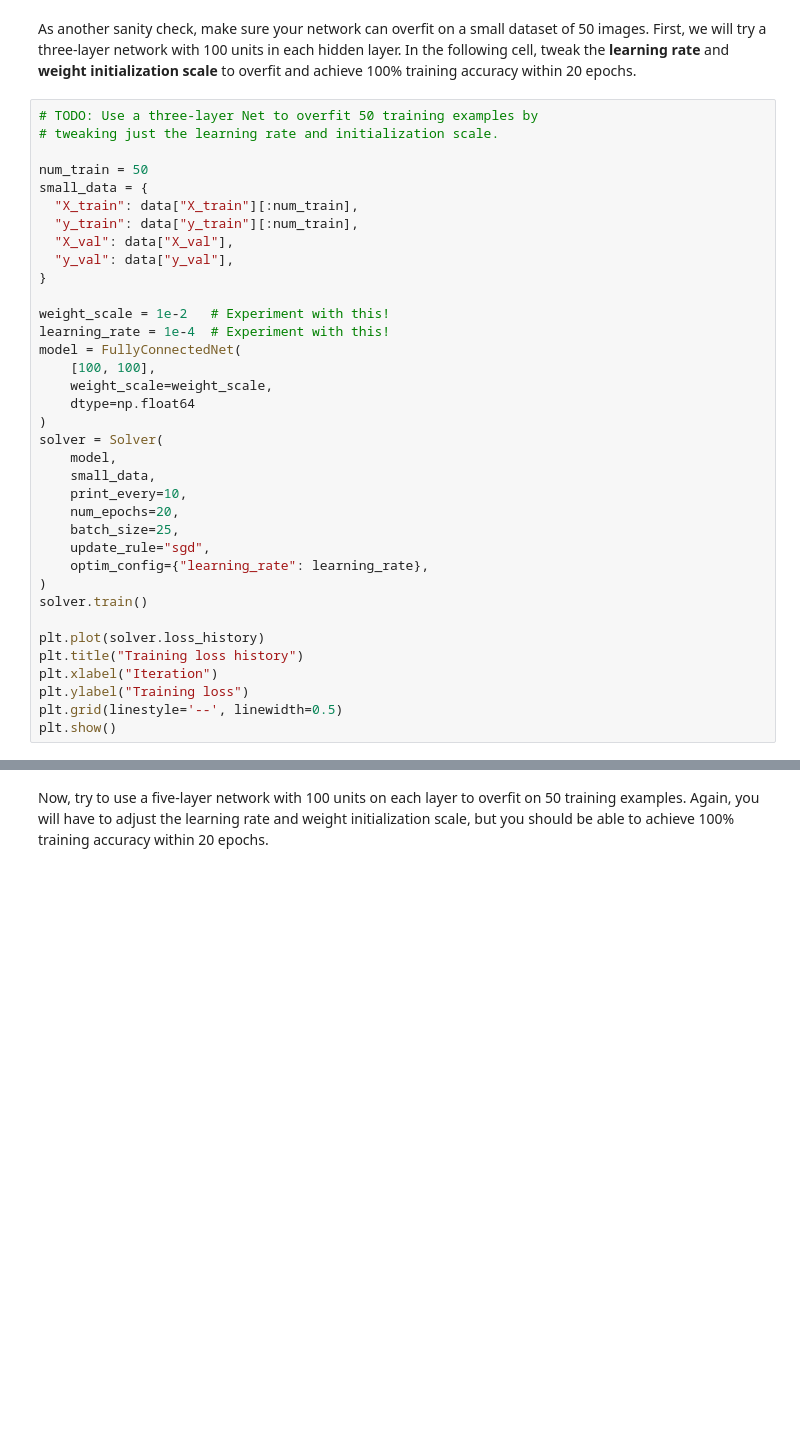
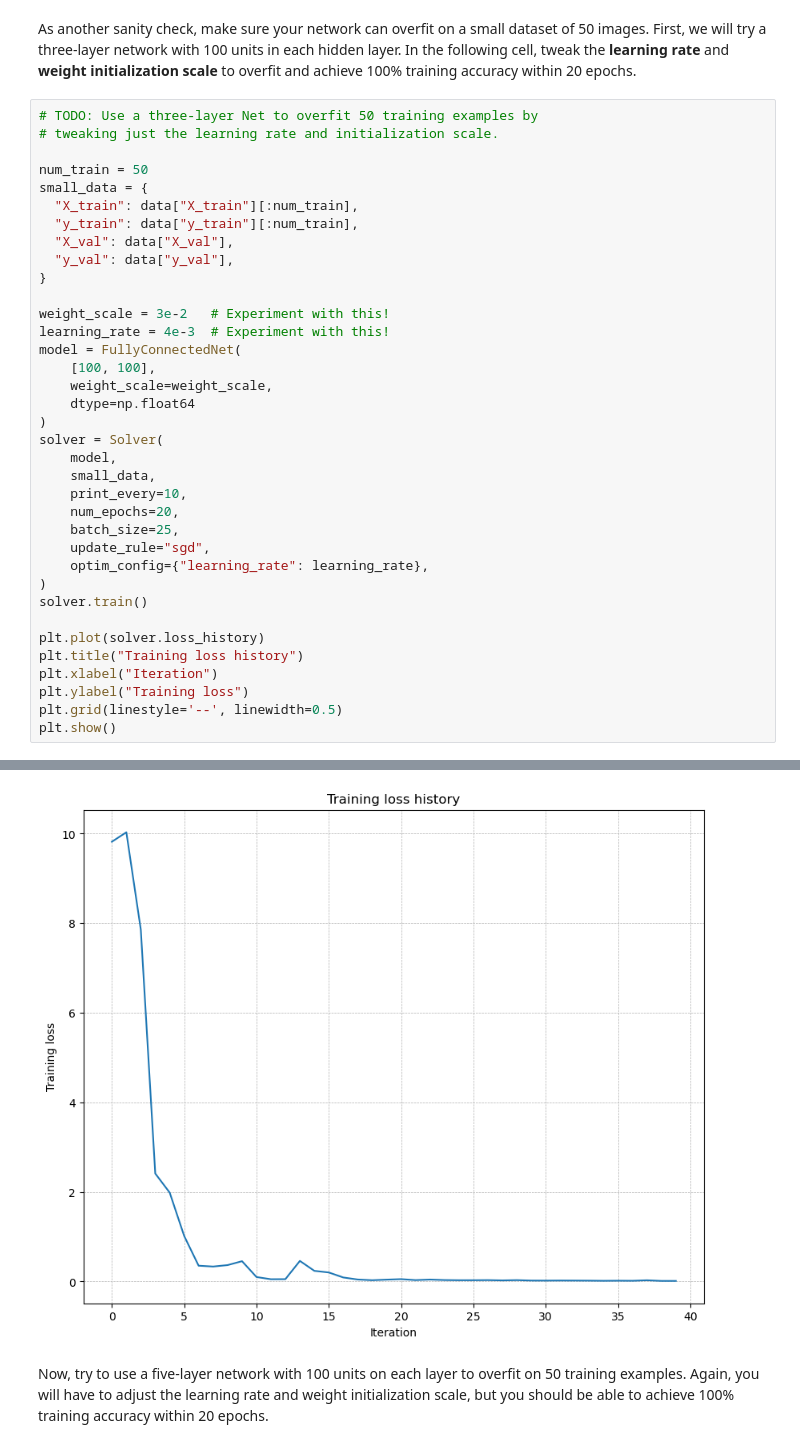
Before and after one commit to nguyentuss/CS231n, a Jupyter notebook: assignment2/FullyConnectedNets.ipynb, the cells around one changed output, grey strips where cells are left out. Drawn from its saved outputs; the diff is of its cells as text; blank space fills up the shorter version.

```diff
--- a/assignment2/FullyConnectedNets.ipynb
+++ b/assignment2/FullyConnectedNets.ipynb
@@ -141,8 +153,8 @@ small_data = {
   "y_val": data["y_val"],
 }
 
-weight_scale = 1e-2   # Experiment with this!
-learning_rate = 1e-4  # Experiment with this!
+weight_scale = 3e-2   # Experiment with this!
+learning_rate = 4e-3  # Experiment with this!
 model = FullyConnectedNet(
     [100, 100],
     weight_scale=weight_scale,
@@ -165,3 +177,4 @@ plt.xlabel("Iteration")
 plt.ylabel("Training loss")
 plt.grid(linestyle='--', linewidth=0.5)
 plt.show()
+# %% [output]
@@ -168,3 +198,4 @@ plt.show()
+[figure, added]
 # %% [markdown]
 Now, try to use a five-layer network with 100 units on each layer to overfit on 50 training examples. Again, you will have to adjust the learning rate and weight initialization scale, but you should be able to achieve 100% training accuracy within 20 epochs.
 # %%
```
Also changed, not shown: parts of 12 cells of this notebook, 3 other files.
